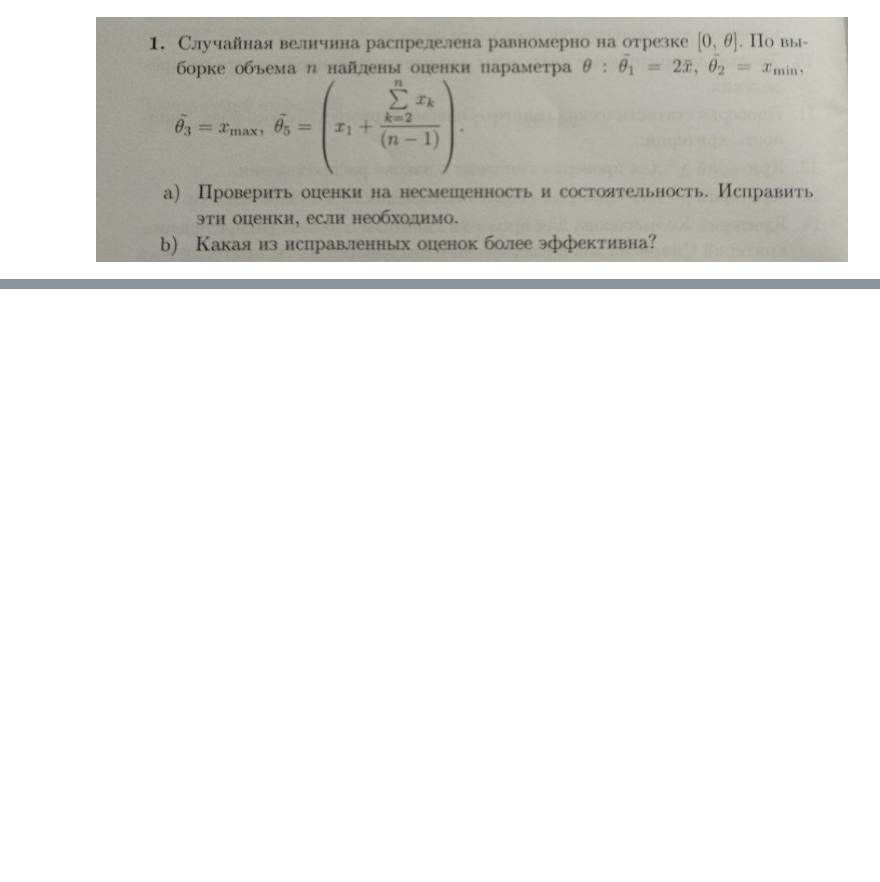
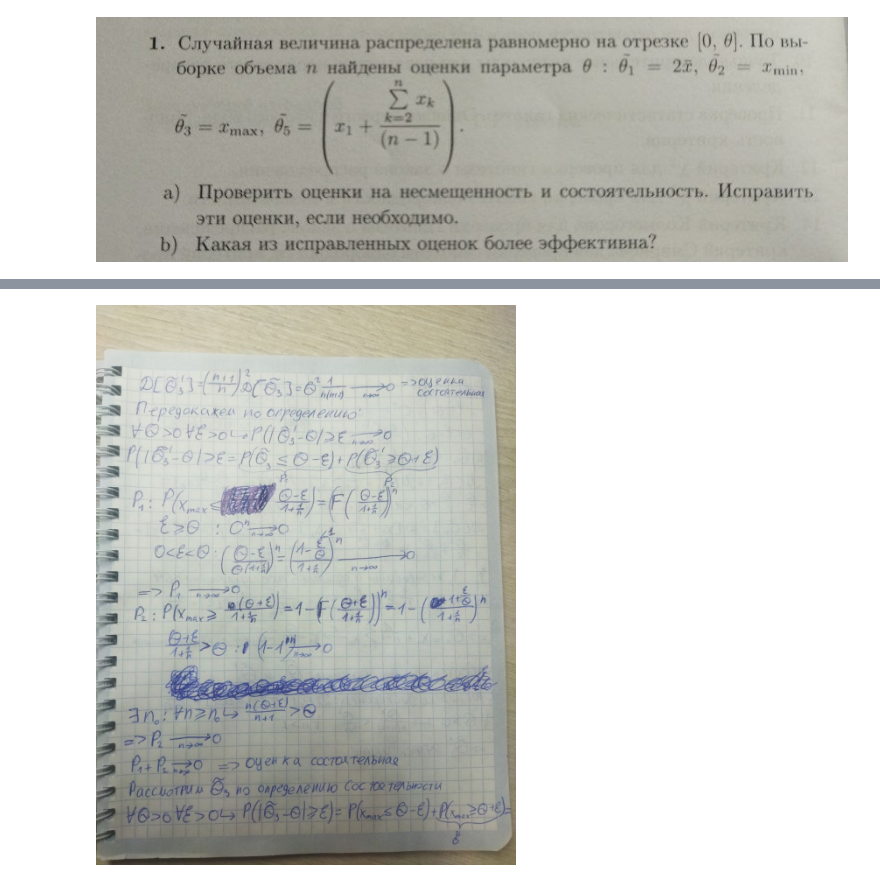
Before and after one commit to Salnikova-Lida/Math_stat_2025_spring, a Jupyter notebook: assignment_1/task1.ipynb, the cells around one changed output, grey strips where cells are left out. Drawn from its saved outputs; the diff is of its cells as text; code cells hidden in the pictures; blank space fills up the shorter version.

```diff
--- a/assignment_1/task1.ipynb
+++ b/assignment_1/task1.ipynb
@@ -6,0 +11,4 @@ Image("images/photo_5350494331657645182_y.jpg")
+# %%
+Image("images/photo_5354997931285014405_y.jpg")
+# %% [output]
+[figure, added]
```
Also changed, not shown: parts of 3 cells of this notebook, 4 other files.
